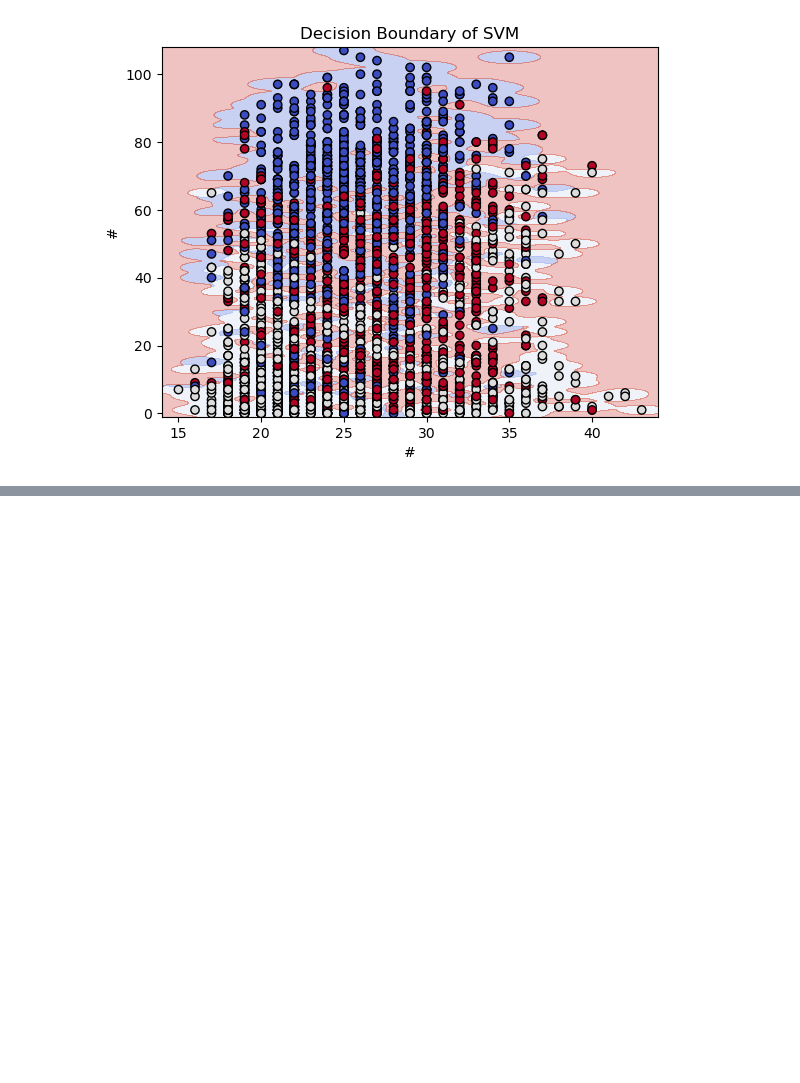
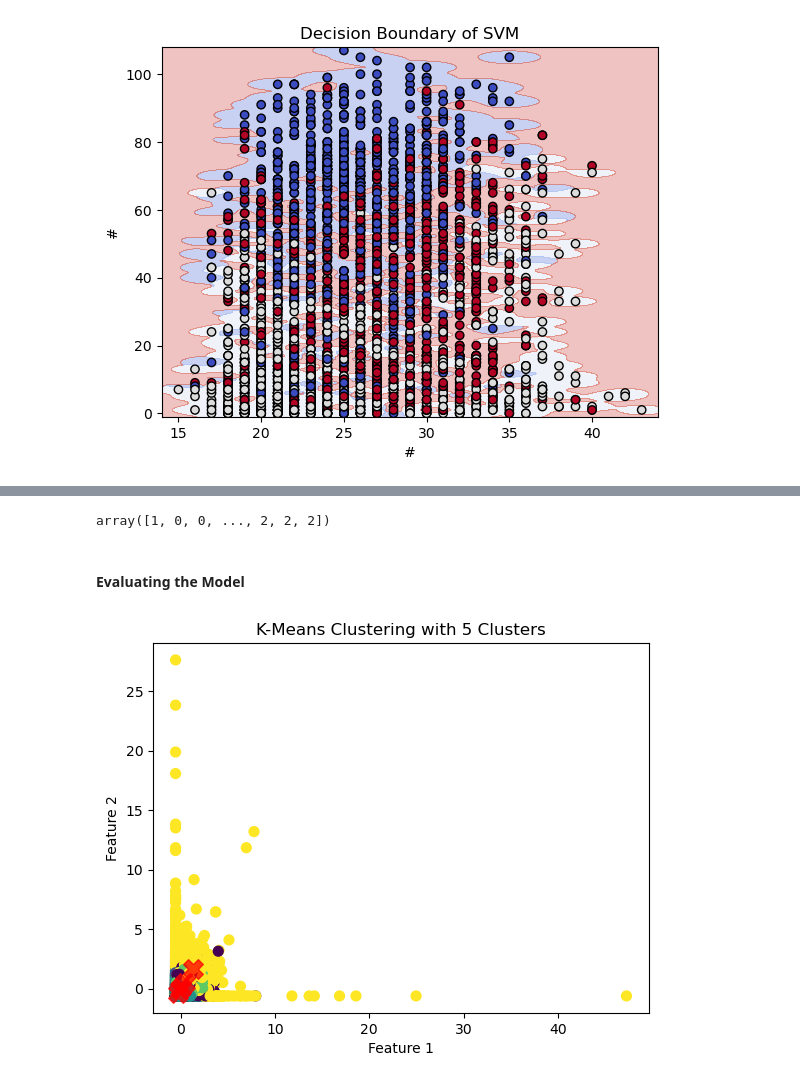
Before and after one commit to YaqeenData/Usecase-7, a Jupyter notebook: YaqeenAlhalal.ipynb, the cells around one changed output, grey strips where cells are left out. Saved outputs shown, nothing was run; the diff lists cells and outputs as text; code cells hidden in the pictures; blank space fills up the shorter version.

```diff
--- a/YaqeenAlhalal.ipynb
+++ b/YaqeenAlhalal.ipynb
@@ -2795,0 +2833,3 @@ F1 Score: 0.73
+# %%
+optimal_clusters = 5
+model = KMeans(n_clusters=optimal_clusters, init='k-means++', max_iter=300, n_init=10, random_state=0)
@@ -2795,0 +2838,19 @@ F1 Score: 0.73
+# %%
+y_pred = model.fit_predict(X_scaled)
+# %%
+y_pred
+# %% [output]
+array([1, 0, 0, ..., 2, 2, 2])
+# %% [markdown]
+#### Evaluating the Model
+# %%
+plt.scatter(X_scaled[:, 2], X_scaled[:, 3], c=y_pred, s=50, cmap='viridis')
+
+centers = model.cluster_centers_
+plt.scatter(centers[:, 2], centers[:, 3], c='red', s=200, alpha=0.75, marker='X')
+plt.title(f'K-Means Clustering with {optimal_clusters} Clusters')
+plt.xlabel('Feature 1')
+plt.ylabel('Feature 2')
+plt.show()
+# %% [output]
+[figure, added]
```
Also changed, not shown: parts of 194 cells of this notebook.
